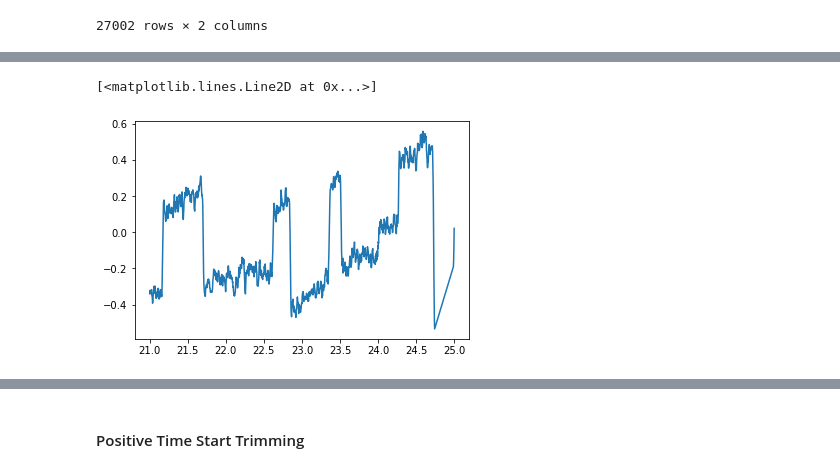
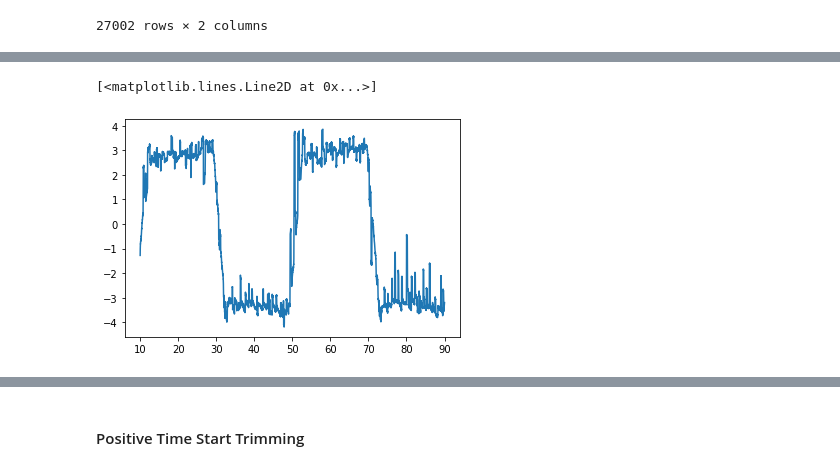
Before and after one commit to jamesleocodes/eye_movement, a Jupyter notebook: gain/gain_calc.ipynb, the cells around one changed output, grey strips where cells are left out. Drawn from its saved outputs; the diff is of its cells as text; code cells hidden in the pictures.

```diff
--- a/gain/gain_calc.ipynb
+++ b/gain/gain_calc.ipynb
@@ -219,6 +222,12 @@ data
 | 27000 | 90.0033 | 11.7742 |
 | 27001 | 90.0067 | 11.7339 |
 27002 rows × 2 columns
+# %%
+# Trigonometric functions
+
+# Define the function
+def func(x, a, b, c):  #Position as a function of time.
+    return a*(2/np.pi)*np.arcsin(np.sin(np.pi*(b*x+c)))
 # %%
 # Trigonometric functions
 
@@ -319,18 +297,18 @@ df
 # %%
 # Plot specific range
-x_start = 21
-x_end = 25
+x_start = 10
+x_end = 90
 
 # Filter the data points within the disired range using boolean indexing
 mask = (df['Time'] >= x_start) & (df['Time'] <= x_end)
 x_data_range = df.loc[mask]
 #y_data_range = y_data[mask]
 
 # create plot
 
 
 plt.plot(x_data_range['Time'],x_data_range['POS'])
 # %% [output]
 [<matplotlib.lines.Line2D at 0x...>]
-[figure, old version]
+[figure, new version]
 # %%
```
Also changed, not shown: parts of 65 cells of this notebook.
